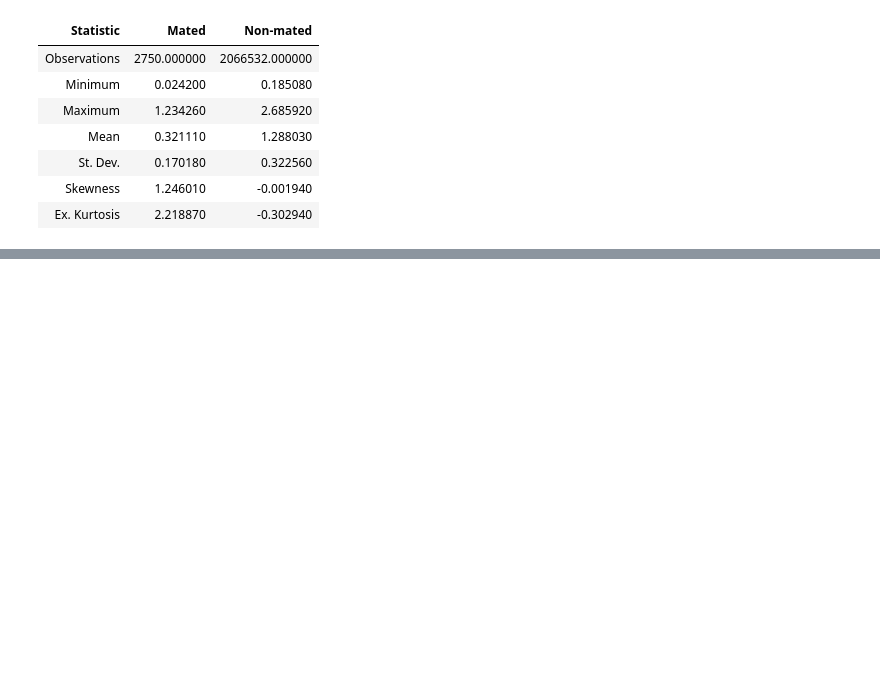
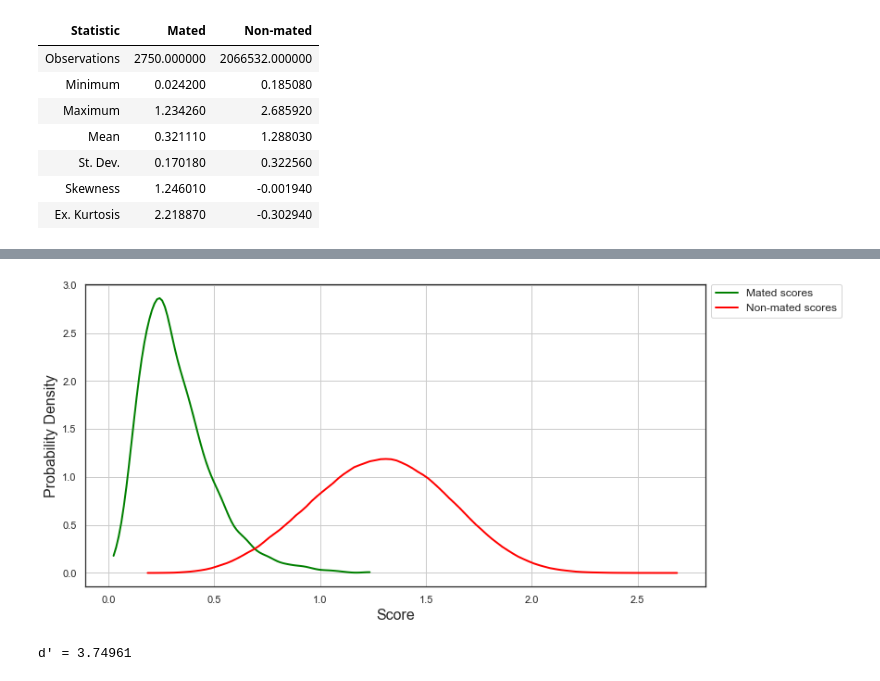
Before and after one commit to AlexAbades/Biometric-system, a Jupyter notebook: data-evaluation.ipynb, the cells around one changed output, grey strips where cells are left out. Cells and saved outputs as stored; diff of their text form; code cells hidden in the pictures; blank space fills up the shorter version.

```diff
--- a/data-evaluation.ipynb
+++ b/data-evaluation.ipynb
@@ -65,0 +97,19 @@ stats_system1_df.round(round_digits).style.hide_index()
+# %%
+def get_kde(distribution, linspace_items=101):
+    dist_min, dist_max = distribution.min(), distribution.max()
+    dist_kde = gaussian_kde(distribution)
+    dist_pos = np.linspace(dist_min, dist_max, linspace_items)
+    return dist_kde, dist_pos, dist_min, dist_max
+# %%
+mated_kde, mated_pos, mated_min, mated_max = get_kde(mated_scores1)
+nonmated_kde, nonmated_pos, nonmated_min, nonmated_max = get_kde(nonmated_scores1)
+plt.figure(figsize=figure_size)
+plt.plot(mated_pos, mated_kde(mated_pos), linewidth=linewidth, color=mated_colour, label=mated_label)
+plt.plot(nonmated_pos, nonmated_kde(nonmated_pos), linewidth=linewidth, color=nonmated_colour, label=nonmated_label)
+plt.xlabel("Score", size=label_fontsize)
+plt.ylabel("Probability Density", size=label_fontsize)
+plt.grid(True)
+plt.legend(loc=legend_loc, bbox_to_anchor=legend_anchor, ncol=legend_cols, fontsize=legend_fontsize)
+plt.show()
+# %% [output]
+[figure, added]
@@ -65,0 +121,5 @@ stats_system1_df.round(round_digits).style.hide_index()
+# %%
+d_prime_system1 = d_prime(mated_scores1, nonmated_scores1)
+print("d' =", round(d_prime_system1, round_digits))
+# %% [output]
+d' = 3.74961
```
Also changed, not shown: parts of 12 cells of this notebook, 56 other files.
